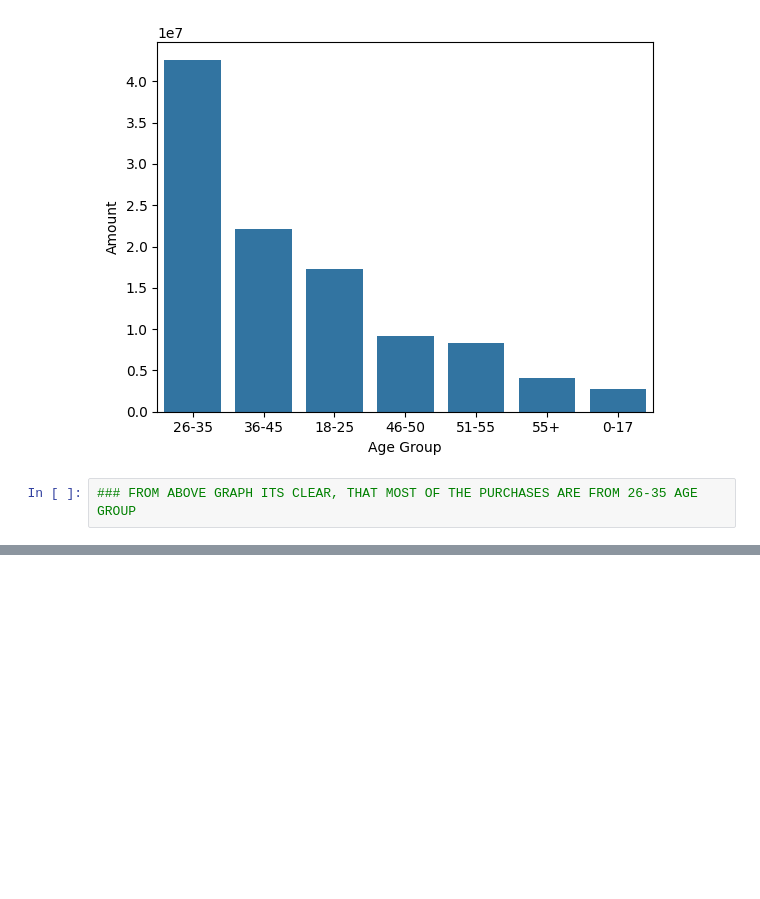
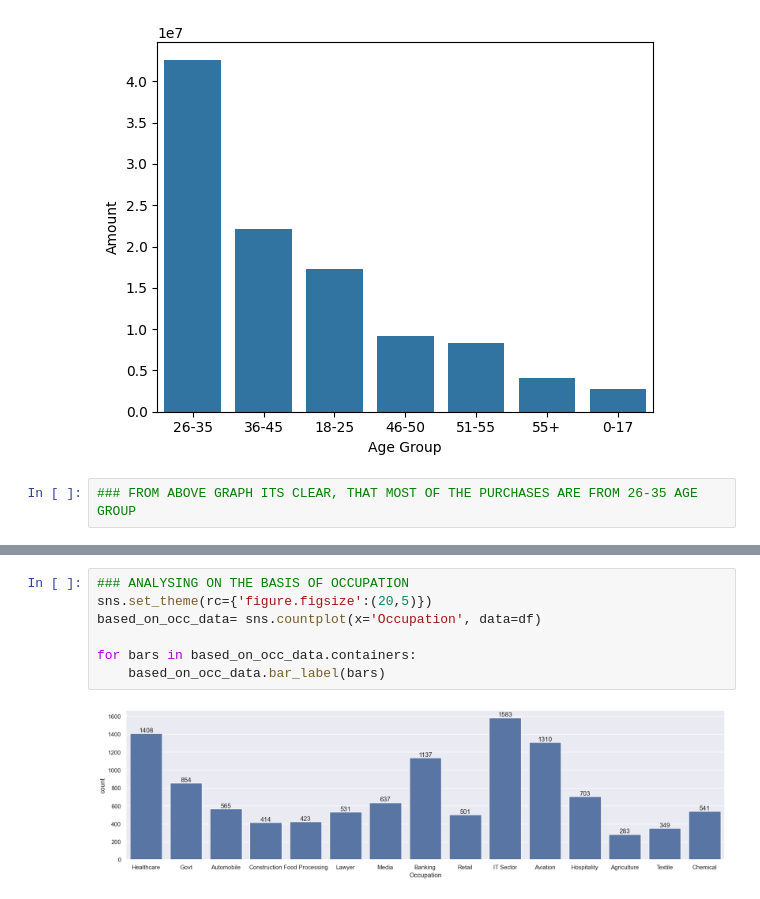
Before and after one commit to itsniharsharma/sales_Analysis, a Jupyter notebook: analysis.ipynb, the cells around one changed output, grey strips where cells are left out. Saved outputs shown, nothing was run; the diff lists cells and outputs as text; blank space fills up the shorter version.

```diff
--- a/analysis.ipynb
+++ b/analysis.ipynb
@@ -188,0 +199,9 @@ sns.set_theme(rc={'figure.figsize':(20,5)})
+# %%
+### ANALYSING ON THE BASIS OF OCCUPATION
+sns.set_theme(rc={'figure.figsize':(20,5)})
+based_on_occ_data= sns.countplot(x='Occupation', data=df)
+
+for bars in based_on_occ_data.containers:
+    based_on_occ_data.bar_label(bars)
+# %% [output]
+[figure, added]
```
Also changed, not shown: parts of 10 cells of this notebook.
